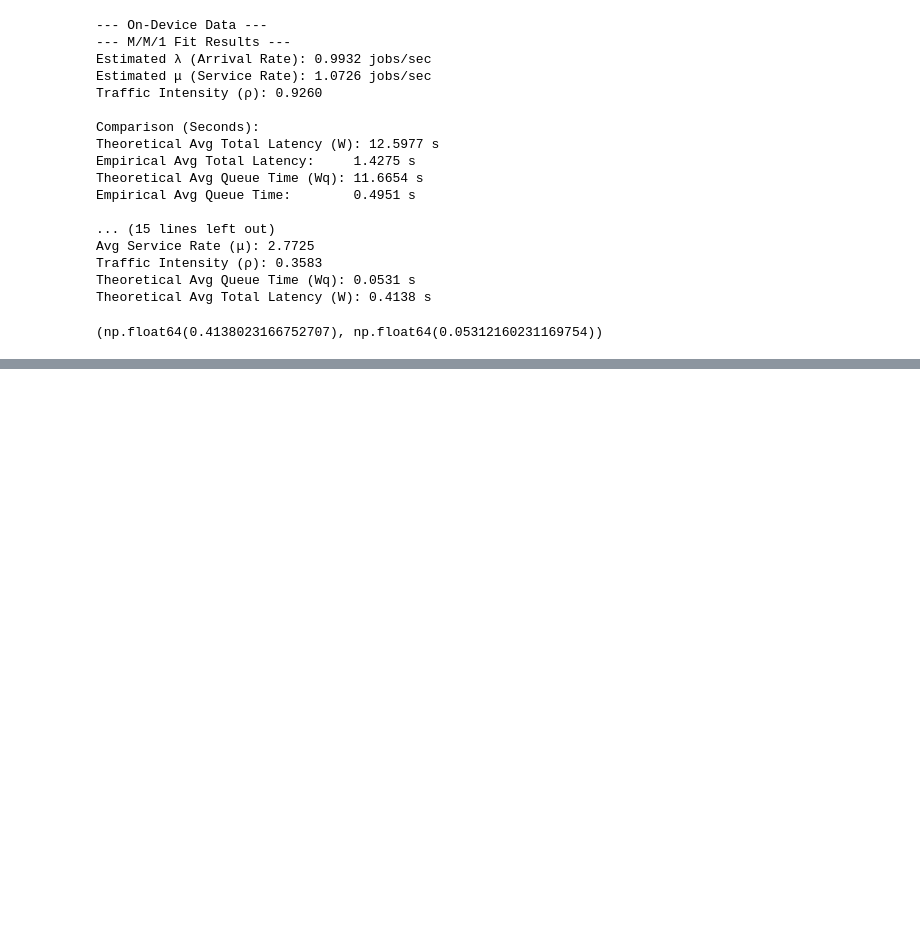
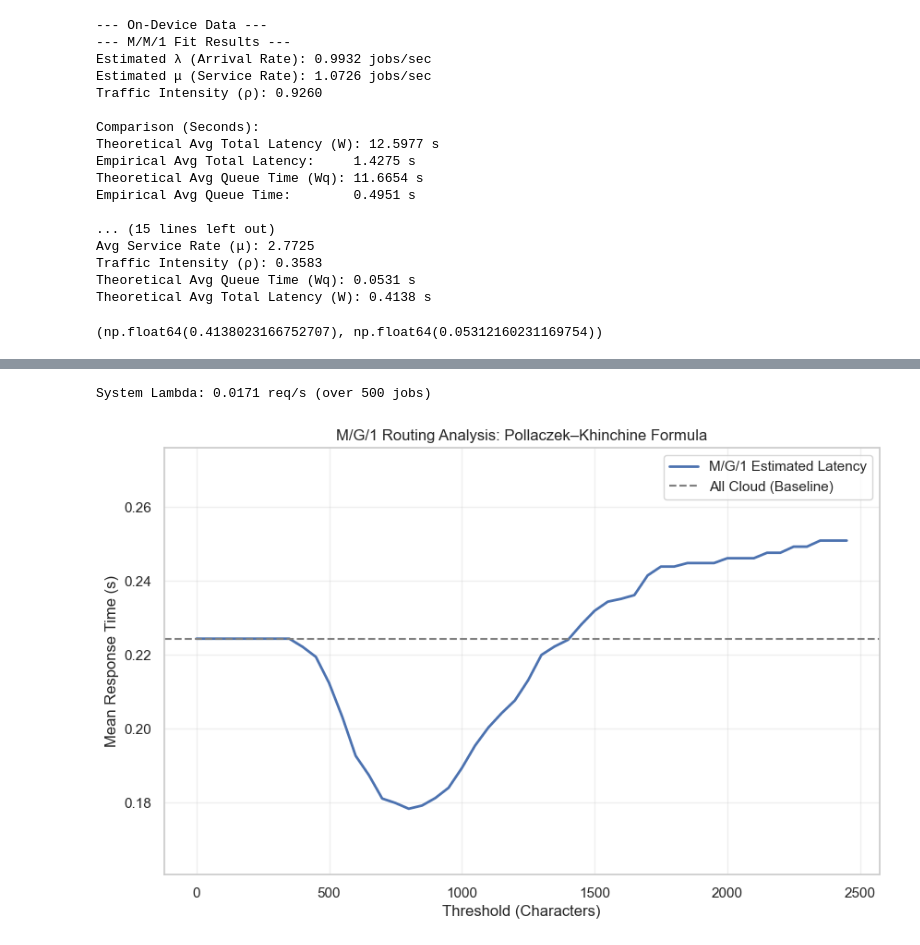
Before and after one commit to fabianHueni/UNIBE_MSGAI_HS25_Project, a Jupyter notebook: analyse/analyse_latency_data.ipynb, the cells around one changed output, grey strips where cells are left out. Drawn from its saved outputs; the diff is of its cells as text; code cells hidden in the pictures; blank space fills up the shorter version.

```diff
--- a/analyse/analyse_latency_data.ipynb
+++ b/analyse/analyse_latency_data.ipynb
@@ -535,0 +426,24 @@ if savings > 0:
+# %%
+from utils import *
+
+# --- Run Analysis ---
+thresholds = range(0, 2500, 50)
+mg1_results = analyze_routing_mg1(df_device_ex, df_cloud_ex, thresholds)
+
+# Plotting
+plt.figure(figsize=(10, 6))
+plt.plot(mg1_results['threshold'], mg1_results['avg_latency'], label='M/G/1 Estimated Latency', linewidth=2)
+plt.axhline(y=mg1_results.iloc[0]['avg_latency'], color='gray', linestyle='--', label='All Cloud (Baseline)')
+finite_vals = mg1_results[mg1_results['avg_latency'] != float('inf')]['avg_latency']
+upper_lim = finite_vals.max() * 1.1 if not pd.isna(finite_vals.max()) else 2.0
+lower_lim = max(0, finite_vals.min() * 0.9) if not pd.isna(finite_vals.min()) else 0
+plt.ylim(lower_lim, upper_lim)
+plt.xlabel('Threshold (Characters)')
+plt.ylabel('Mean Response Time (s)')
+plt.title('M/G/1 Routing Analysis: Pollaczek–Khinchine Formula')
+plt.legend()
+plt.grid(True, alpha=0.3)
+plt.show()
+# %% [output]
+System Lambda: 0.0171 req/s (over 500 jobs)
+[figure, added]
```
Also changed, not shown: parts of 16 cells of this notebook, 1 other file.
